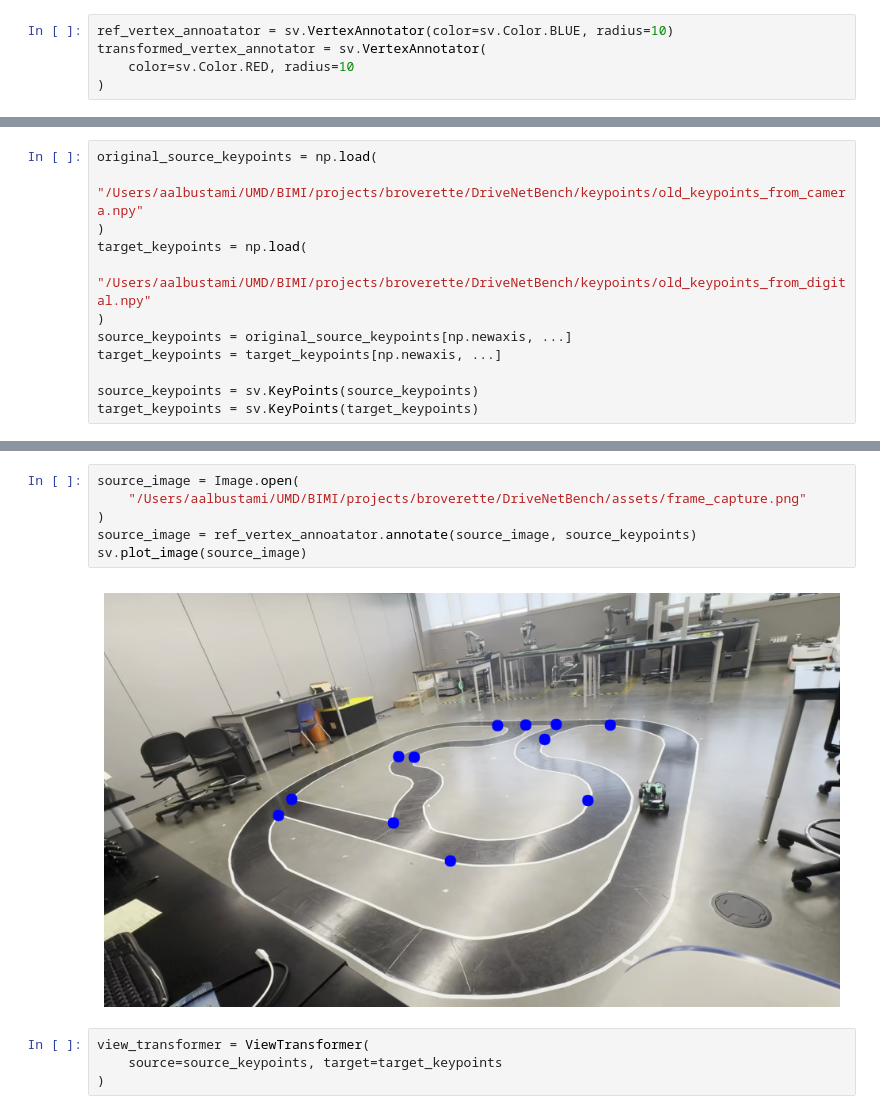
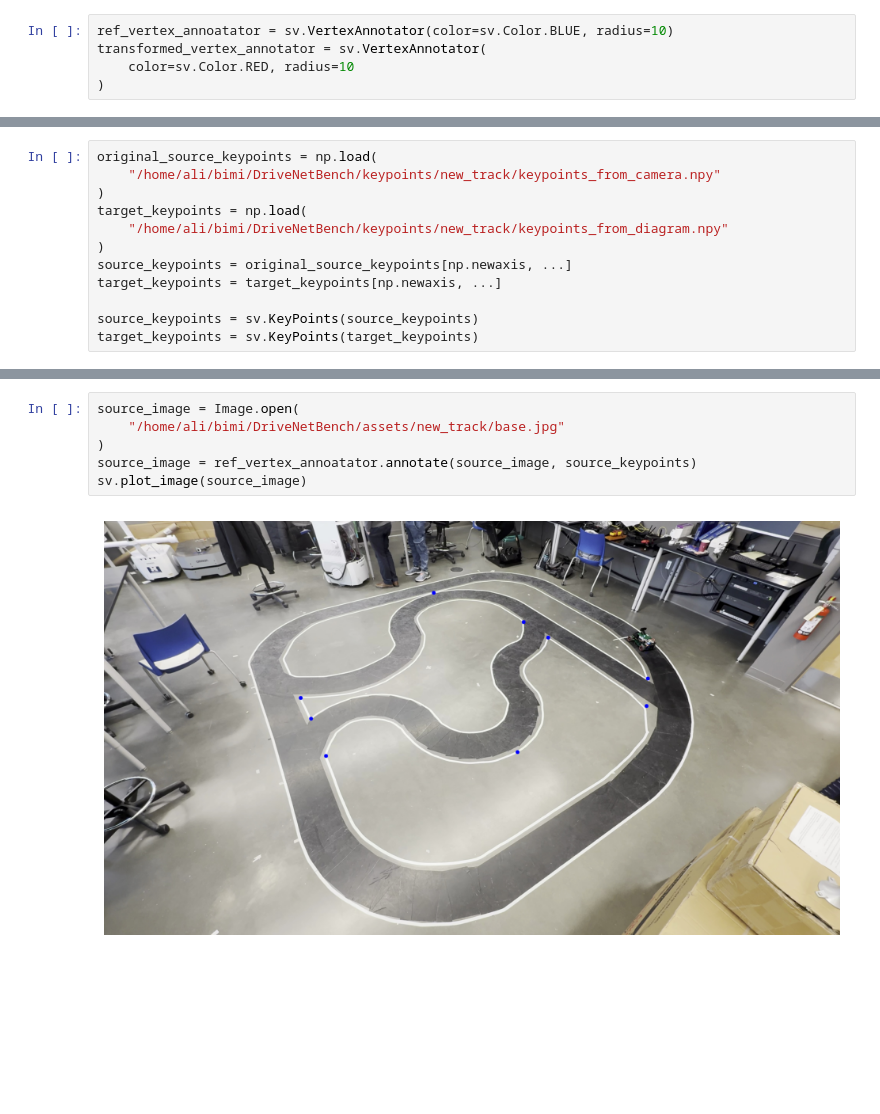
Before and after one commit to alibustami/DriveNetBench, a Jupyter notebook: notebooks/calculate_transformation_error.ipynb, the cells around one changed output, grey strips where cells are left out. Drawn from its saved outputs; the diff is of its cells as text; blank space fills up the shorter version.

Commit message:
update notebook for the new track

```diff
--- a/notebooks/calculate_transformation_error.ipynb
+++ b/notebooks/calculate_transformation_error.ipynb
@@ -17,9 +17,9 @@ transformed_vertex_annotator = sv.VertexAnnotator(
 # %%
 original_source_keypoints = np.load(
-    "/Users/aalbustami/UMD/BIMI/projects/broverette/DriveNetBench/keypoints/old_keypoints_from_camera.npy"
+    "/home/ali/bimi/DriveNetBench/keypoints/new_track/keypoints_from_camera.npy"
 )
 target_keypoints = np.load(
-    "/Users/aalbustami/UMD/BIMI/projects/broverette/DriveNetBench/keypoints/old_keypoints_from_digital.npy"
+    "/home/ali/bimi/DriveNetBench/keypoints/new_track/keypoints_from_diagram.npy"
 )
 source_keypoints = original_source_keypoints[np.newaxis, ...]
 target_keypoints = target_keypoints[np.newaxis, ...]
@@ -37,13 +37,9 @@ sv.plot_image(target_frame)
 # %%
 source_image = Image.open(
-    "/Users/aalbustami/UMD/BIMI/projects/broverette/DriveNetBench/assets/frame_capture.png"
+    "/home/ali/bimi/DriveNetBench/assets/new_track/base.jpg"
 )
 source_image = ref_vertex_annoatator.annotate(source_image, source_keypoints)
 sv.plot_image(source_image)
 # %% [output]
-[figure, old version]
+[figure, new version]
-# %%
-view_transformer = ViewTransformer(
-    source=source_keypoints, target=target_keypoints
-)
 # %%
```
Also changed, not shown: parts of 20 cells of this notebook.
